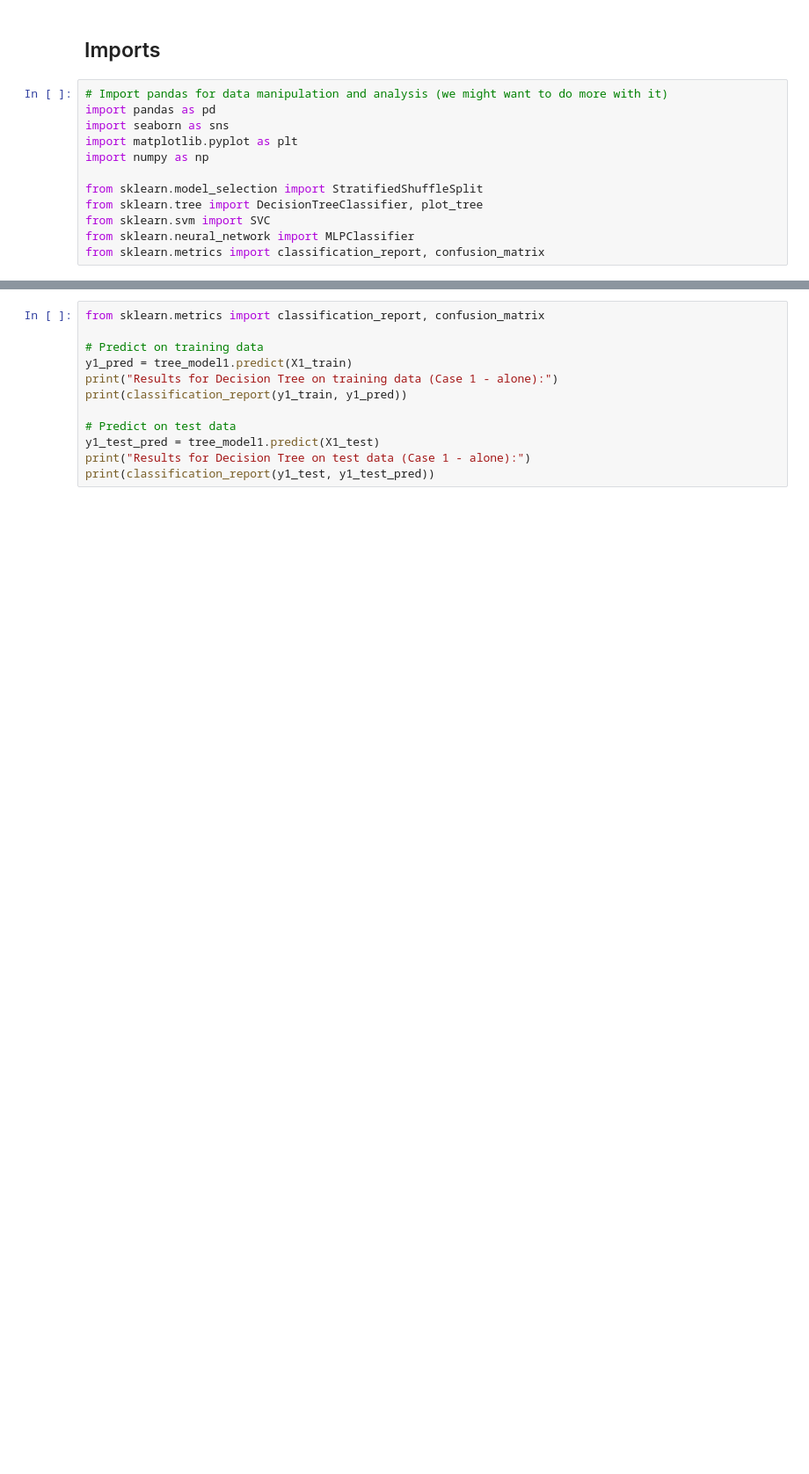
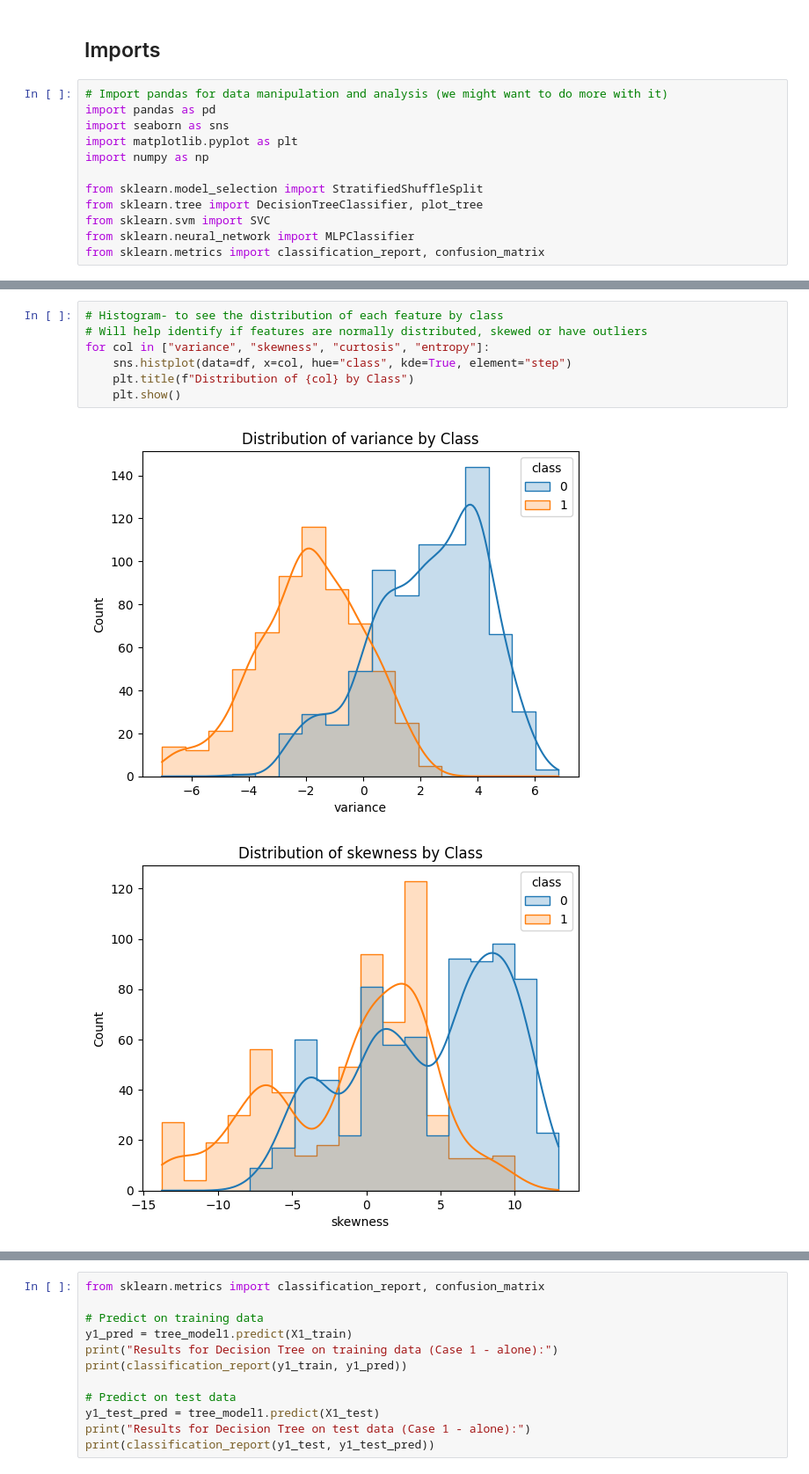
Before and after one commit to bfuemmeler/mlmidterm, a Jupyter notebook: notebook/midterm.ipynb, the cells around one changed output, grey strips where cells are left out. Shown at 88% size. Cells and saved outputs as stored; diff of their text form; blank space fills up the shorter version.

```diff
--- a/notebook/midterm.ipynb
+++ b/notebook/midterm.ipynb
@@ -55,0 +124,10 @@ data_frame["age"] = data_frame["age"].fillna(median_age)
+# %%
+# Histogram- to see the distribution of each feature by class
+# Will help identify if features are normally distributed, skewed or have outliers
+for col in ["variance", "skewness", "curtosis", "entropy"]:
+    sns.histplot(data=df, x=col, hue="class", kde=True, element="step")
+    plt.title(f"Distribution of {col} by Class")
+    plt.show()
+# %% [output]
+[figure, added]
+[figure, added]
```
Also changed, not shown: parts of 49 cells of this notebook, 1 other file.
